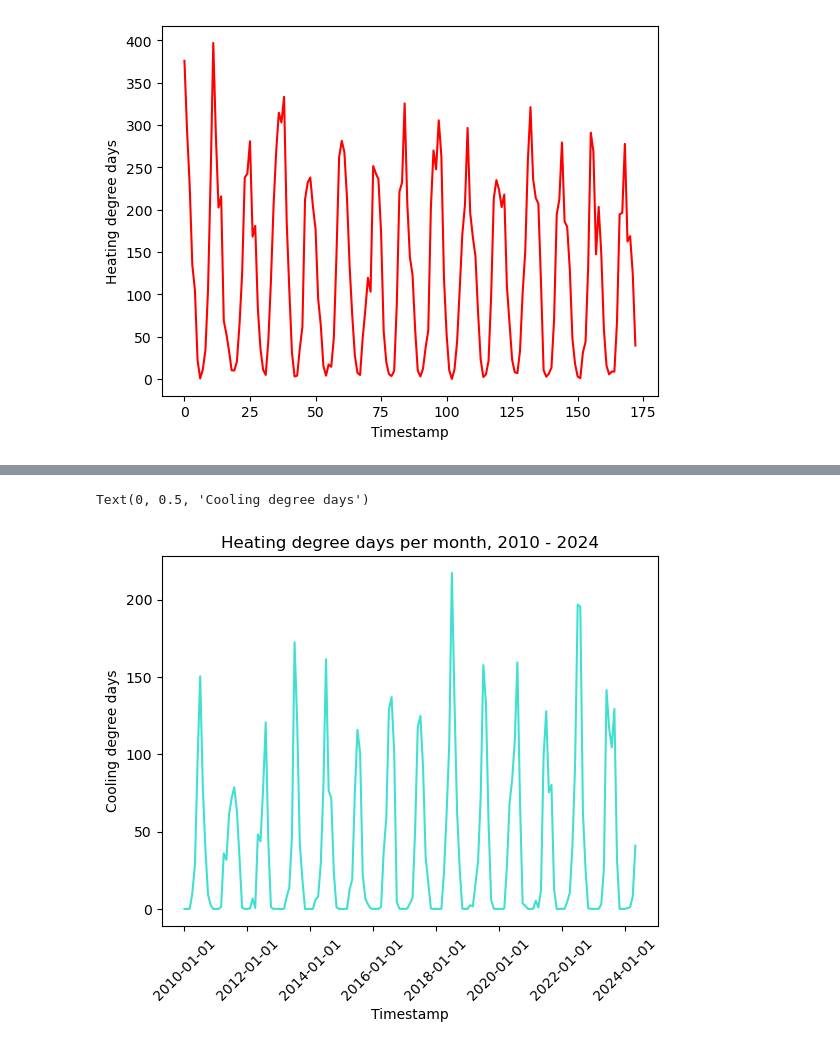
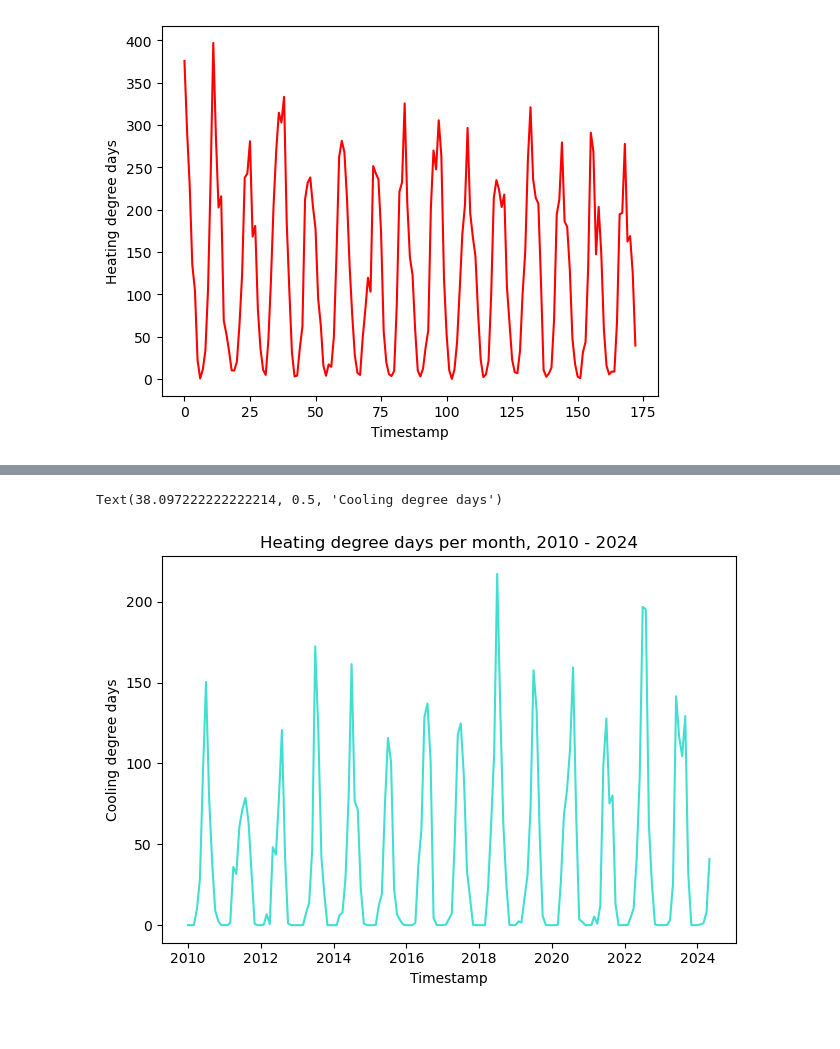
Before and after one commit to JoeyBream/weather-data, a Jupyter notebook: data.ipynb, the cells around one changed output, grey strips where cells are left out. Cells and saved outputs as stored; diff of their text form; code cells hidden in the pictures.

```diff
--- a/data.ipynb
+++ b/data.ipynb
@@ -68,15 +61,16 @@ Text(0, 0.5, 'Heating degree days')
 # %%
 ## COOLING DEGREE DAY PER MONTH ##
+fig2 = plt.figure()
 x = WS_Data['Timestamp']
 y = WS_Data['03770C150']
-chart = plt.plot(x, y, color="turquoise")
+plt.plot(x, y, color="turquoise")
 plt.title("Heating degree days per month, 2010 - 2024")
 plt.xlabel("Timestamp")
-plt.xticks(timestamplist,rotation=45)
+plt.tight_layout()
 plt.ylabel("Cooling degree days")
 # %% [output]
-Text(0, 0.5, 'Cooling degree days')
+Text(38.097222222222214, 0.5, 'Cooling degree days')
-[figure, old version]
+[figure, new version]
 # %%
 # Add a column displaying the year
 WS_Data['Year'] = WS_Data["Timestamp"].dt.year
```
Also changed, not shown: parts of 8 cells of this notebook.
